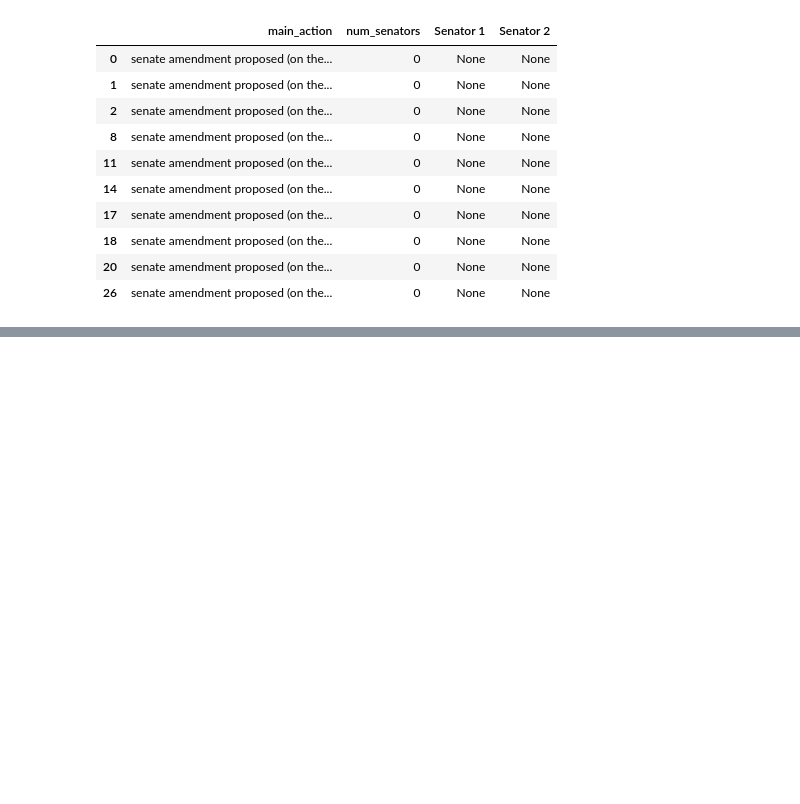
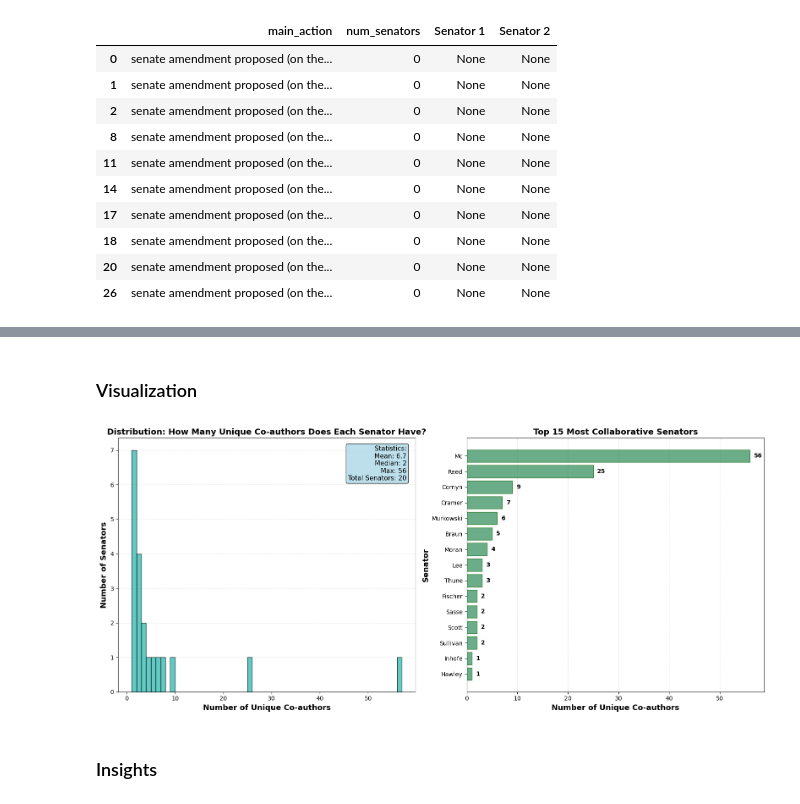
Before and after one commit to Kwatcho/datasci530fall2025, a Jupyter notebook: Homeworks/KM_HW4.ipynb, the cells around one changed output, grey strips where cells are left out. Saved outputs shown, nothing was run; the diff lists cells and outputs as text; code cells hidden in the pictures; blank space fills up the shorter version.

```diff
--- a/Homeworks/KM_HW4.ipynb
+++ b/Homeworks/KM_HW4.ipynb
@@ -219,0 +508,50 @@ plt.show()
+# %% [markdown]
+### Visualization
+# %%
+# Visualize co-authorship patterns
+fig, (ax1, ax2) = plt.subplots(1, 2, figsize=(16, 7))
+
+# Distribution of unique co-authors per senator
+ax1.hist(coauthor_counts['Unique_Coauthors'],
+         bins=range(1, coauthor_counts['Unique_Coauthors'].max() + 2),
+         edgecolor='black', color='lightseagreen', alpha=0.7)
+ax1.set_xlabel("Number of Unique Co-authors", fontsize=13, fontweight='bold')
+ax1.set_ylabel("Number of Senators", fontsize=13, fontweight='bold')
+ax1.set_title("Distribution: How Many Unique Co-authors Does Each Senator Have?",
+              fontsize=14, fontweight='bold')
+ax1.grid(axis='y', alpha=0.3, linestyle='--')
+ax1.set_axisbelow(True)
+
+# Add statistics box
+stats_text = f"""Statistics:
+Mean: {coauthor_counts['Unique_Coauthors'].mean():.1f}
+Median: {coauthor_counts['Unique_Coauthors'].median():.0f}
+Max: {coauthor_counts['Unique_Coauthors'].max()}
+Total Senators: {len(coauthor_counts)}"""
+ax1.text(0.97, 0.97, stats_text, transform=ax1.transAxes,
+         fontsize=11, va='top', ha='right',
+         bbox=dict(boxstyle='round', facecolor='lightblue', alpha=0.8))
+
+# Top 15 most collaborative senators
+top_15 = coauthor_counts.head(15)
+ax2.barh(range(len(top_15)), top_15['Unique_Coauthors'],
+         color='seagreen', edgecolor='darkgreen', alpha=0.7)
+ax2.set_yticks(range(len(top_15)))
+ax2.set_yticklabels(top_15['Senator'])
+ax2.set_xlabel("Number of Unique Co-authors", fontsize=13, fontweight='bold')
+ax2.set_ylabel("Senator", fontsize=13, fontweight='bold')
+ax2.set_title("Top 15 Most Collaborative Senators", fontsize=14, fontweight='bold')
+ax2.invert_yaxis()
+ax2.grid(axis='x', alpha=0.3, linestyle='--')
+ax2.set_axisbelow(True)
+
+# Add value labels on bars
+for i, v in enumerate(top_15['Unique_Coauthors']):
+    ax2.text(v + 0.8, i, str(v), va='center', fontsize=10, fontweight='bold')
+
+plt.tight_layout()
+plt.show()
+# %% [output]
+[figure, added]
+# %% [markdown]
+### Insights
```
Also changed, not shown: parts of 26 cells of this notebook, 1 other file.
